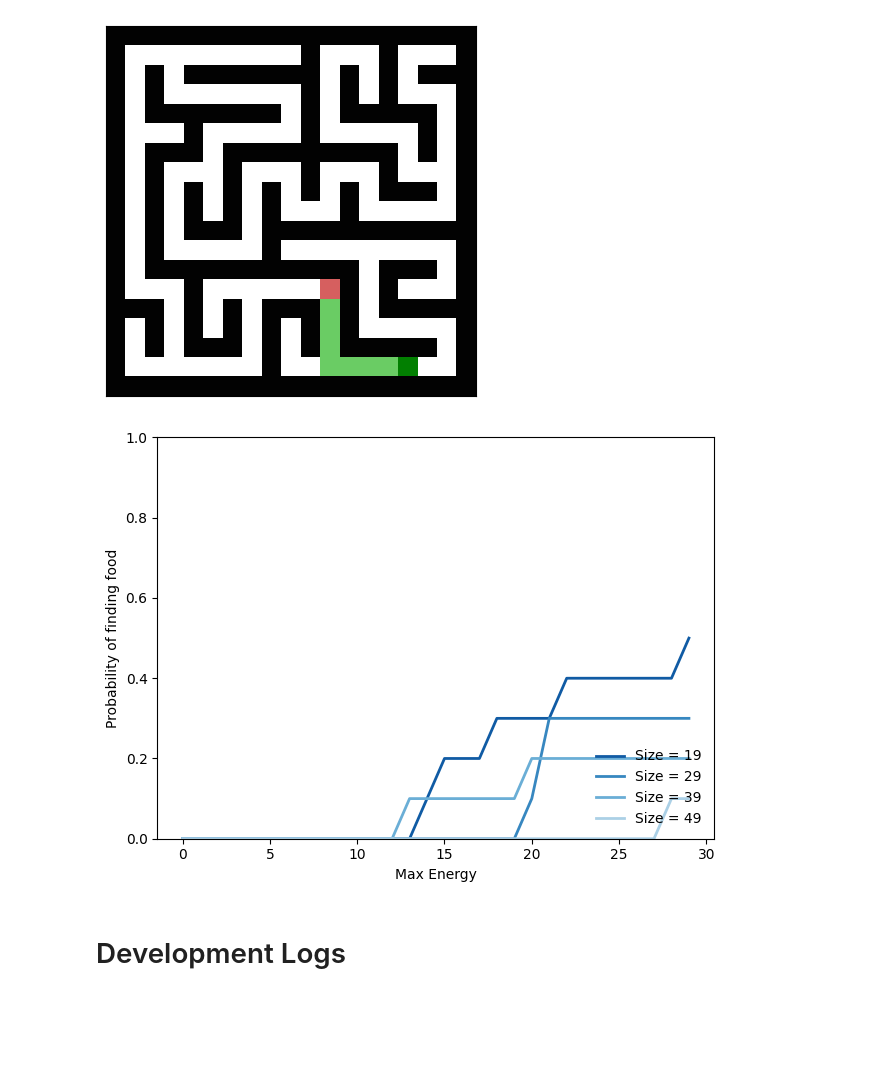
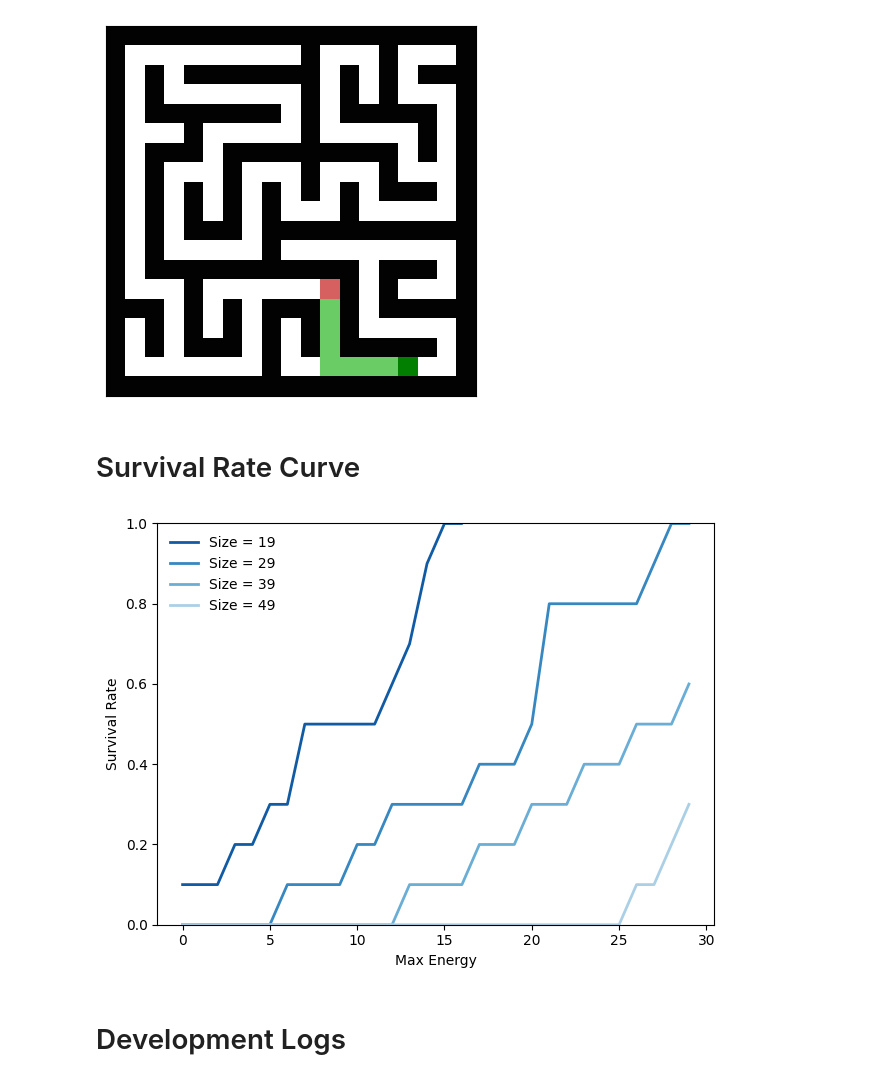
Before and after one commit to MengSunDom/CITS4403, a Jupyter notebook: CITS4403_29.ipynb, the cells around one changed output. Cells and saved outputs as stored; diff of their text form; code cells hidden in the pictures; blank space fills up the shorter version.

```diff
--- a/CITS4403_29.ipynb
+++ b/CITS4403_29.ipynb
@@ -521,40 +521,42 @@ demo.three_frame([0, 20, 30])
 # %%
 # Foraging animation
-demo = SlimeMoldForaging(height=19, width=19, max_energy=20, seed=12)   # seed = 12 has good features in recharge and inactivation
-demo.process = "carve_pathway"
+demo = SlimeMoldForaging(height=19, width=19, max_energy=20, seed=12)   # seed = 12 has good features in recharge and retraction
+demo.action = "carve_pathway"
 demo.step()
 demo.place_item("mold")                                                 # present mold in green
 demo.place_item("oat")                                                  # present oat in red
-demo.process = "forage"
+demo.action = "forage"
 demo.step()
-demo.process = "die_in_steps"
-demo.animate(frames=100)                                                # show foraging animation from step 0 to 100
+demo.action = "retract_in_steps"
+demo.animate(frames=60)                                                # show foraging animation from step 0 to 100
 # %% [output]
 [figure]
+# %% [markdown]
+# Survival Rate Curve
 # %%
 from utils import set_palette, decorate
 set_palette('Blues', 5, reverse=True)
 
 for p in [19,29,39,49]:
     segs = []
     for energy in range(30):
         is_find = 0
-        for seeds in range(10):
-            demo = SlimeMoldForaging(height=p, width=p, max_energy=energy, seed=seeds)   # seed = 12 has good features in recharge and inactivation
-            demo.process = "carve_pathway"
+        for seeds in range(50):
+            demo = SlimeMoldForaging(height=p, width=p, max_energy=energy, seed=seeds)
+            demo.action = "carve_pathway"
             demo.step()
-            demo.place_item("mold")                                                 # present mold in green
-            demo.place_item("oat")                                                  # present oat in red
-            demo.process = "forage"
+            demo.place_item("mold")
+            demo.place_item("oat")
+            demo.action = "forage"
             demo.step()
             is_find += demo.find_oat()
         p_find = is_find / 10
         segs.append(p_find)
     plt.plot(segs, label='Size = %d' % p)
 
-decorate(xlabel='Max Energy', ylabel='Probability of finding food', loc='lower right', ylim=[0, 1])
+decorate(xlabel='Max Energy', ylabel='Survival Rate', loc='best', ylim=[0, 1])
 # %% [output]
-[figure, old version]
+[figure, new version]
 # %% [markdown]
 # Development Logs
 # %% [markdown]
```
Also changed, not shown: parts of 17 cells of this notebook.
